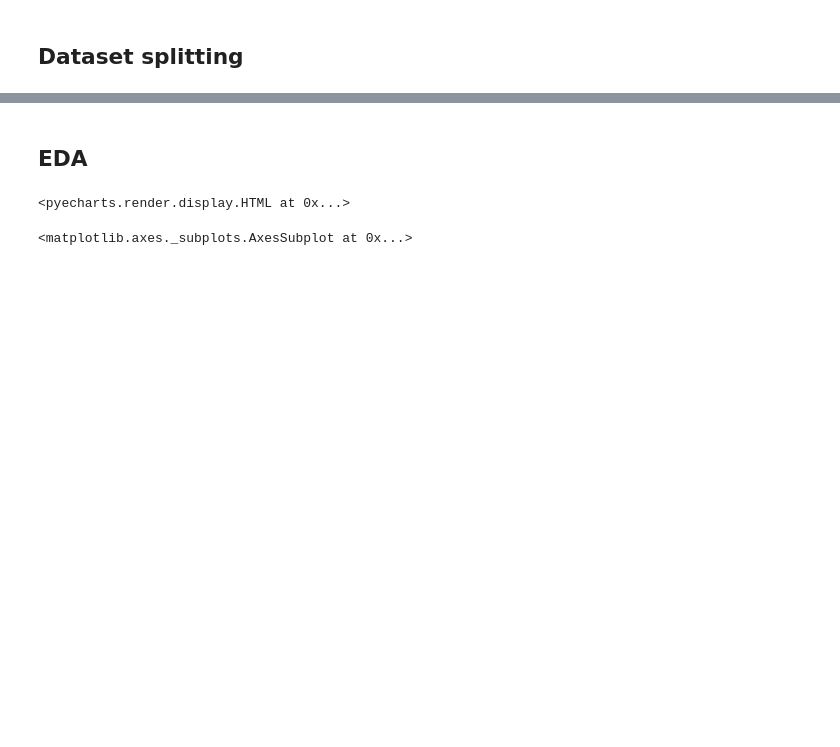
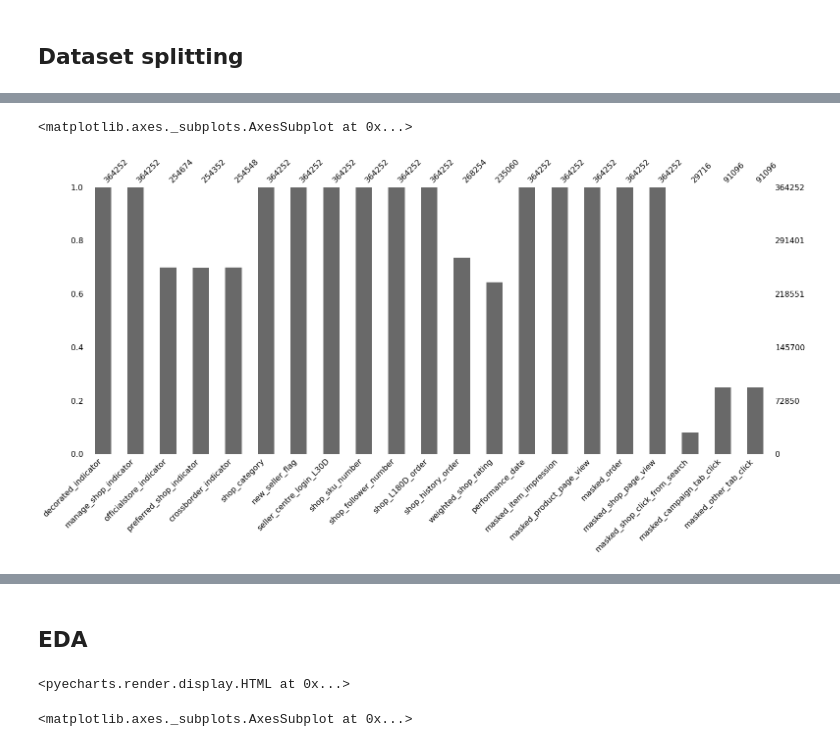
Before and after one commit to Team-gdkOvO-Final-Year-Project/gkdOvO, a Jupyter notebook: Model/EDA.ipynb, the cells around one changed output, grey strips where cells are left out. Drawn from its saved outputs; the diff is of its cells as text; code cells hidden in the pictures; blank space fills up the shorter version.

```diff
--- a/Model/EDA.ipynb
+++ b/Model/EDA.ipynb
@@ -67,0 +204,5 @@ non_whitelist = data[data['decorated_indicator'] == 0]
+# %%
+msno.bar(non_whitelist)
+# %% [output]
+<matplotlib.axes._subplots.AxesSubplot at 0x...>
+[figure, added]
```
Also changed, not shown: parts of 32 cells of this notebook, 1 other file.
